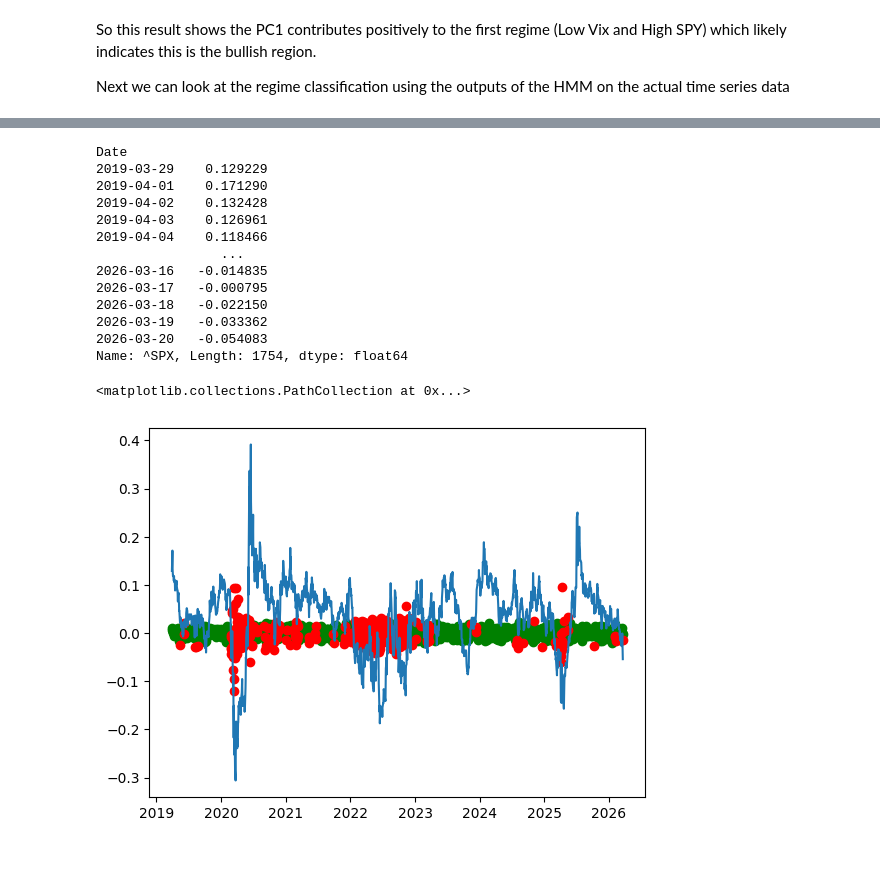
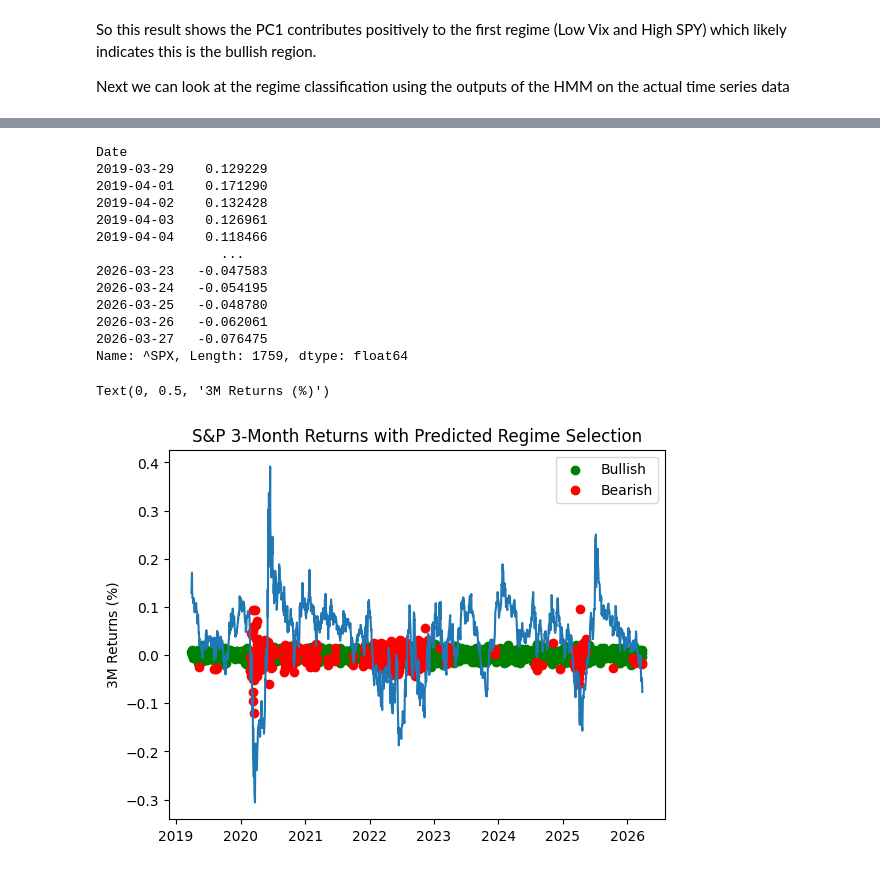
Before and after one commit to CampbelSoup/Regime-Classification-PCA-HMM-S-P500, a Jupyter notebook: pca_hmm.ipynb, the cells around one changed output, grey strips where cells are left out. Drawn from its saved outputs; the diff is of its cells as text; code cells hidden in the pictures.

Commit message:
a couple small chnages to titles of graphs plus a little stationarity analysis in the pca hmm script to show differencing made the data weakly stationary

```diff
--- a/pca_hmm.ipynb
+++ b/pca_hmm.ipynb
@@ -18,7 +22,7 @@ NameError: name 'random' is not defined
 # %%
 tickers = ["XLK","XLV","XLF","XLY","XLC","XLI","XLP","XLE","XLU","XLRE","XLB","^VIX", "^SPX"]
 
-sector_data = yf.download(tickers, start="2019-01-01", auto_adjust = False)["Adj Close"]
+sector_data = yf.download(tickers, start="2019-01-01", end='2026-03-29', auto_adjust = False)["Adj Close"]
 
 sector_data.head()
 # %% [output]
@@ -188,18 +224,21 @@ Date
 2019-04-03    0.126961
 2019-04-04    0.118466
                 ...
-2026-03-16   -0.014835
-2026-03-17   -0.000795
-2026-03-18   -0.022150
-2026-03-19   -0.033362
-2026-03-20   -0.054083
-Name: ^SPX, Length: 1754, dtype: float64
+2026-03-23   -0.047583
+2026-03-24   -0.054195
+2026-03-25   -0.048780
+2026-03-26   -0.062061
+2026-03-27   -0.076475
+Name: ^SPX, Length: 1759, dtype: float64
 # %%
 matched_prediction = probs[len(returns) - len(spy_3m_return):]
 # %%
 plt.plot(spy_3m_return)
-plt.scatter(returns.index[len(returns) - len(spy_3m_return):][matched_prediction == 0], returns['^SPX'][len(returns) - len(spy_3m_return):][matched_prediction  == 0], color='green', label = 'Bullish')
-plt.scatter(returns.index[len(returns) - len(spy_3m_return):][matched_prediction  == 1], returns['^SPX'][len(returns) - len(spy_3m_return):][matched_prediction == 1], color='red', label = 'Bearish')
+plt.scatter(returns.index[len(returns) - len(spy_3m_return):][matched_prediction == 1], returns['^SPX'][len(returns) - len(spy_3m_return):][matched_prediction  == 1], color='green', label = 'Bullish')
+plt.scatter(returns.index[len(returns) - len(spy_3m_return):][matched_prediction  == 0], returns['^SPX'][len(returns) - len(spy_3m_return):][matched_prediction == 0], color='red', label = 'Bearish')
+plt.legend()
+plt.title("S&P 3-Month Returns with Predicted Regime Selection")
+plt.ylabel("3M Returns (%)")
 # %% [output]
-<matplotlib.collections.PathCollection at 0x...>
+Text(0, 0.5, '3M Returns (%)')
-[figure, old version]
+[figure, new version]
```
Also changed, not shown: parts of 18 cells of this notebook, 1 other file.
